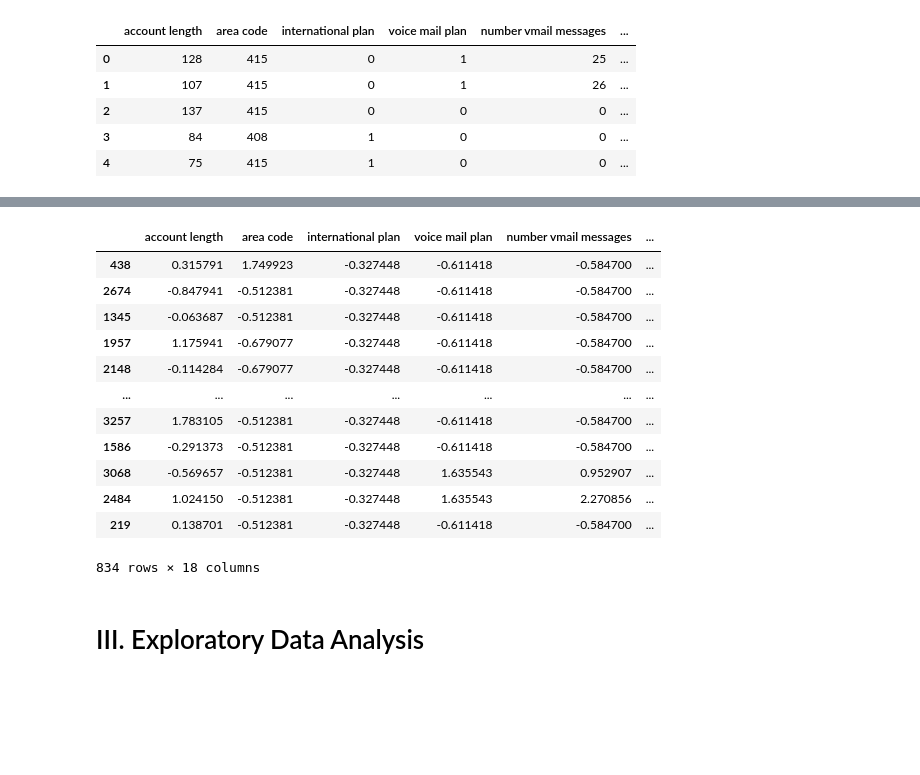
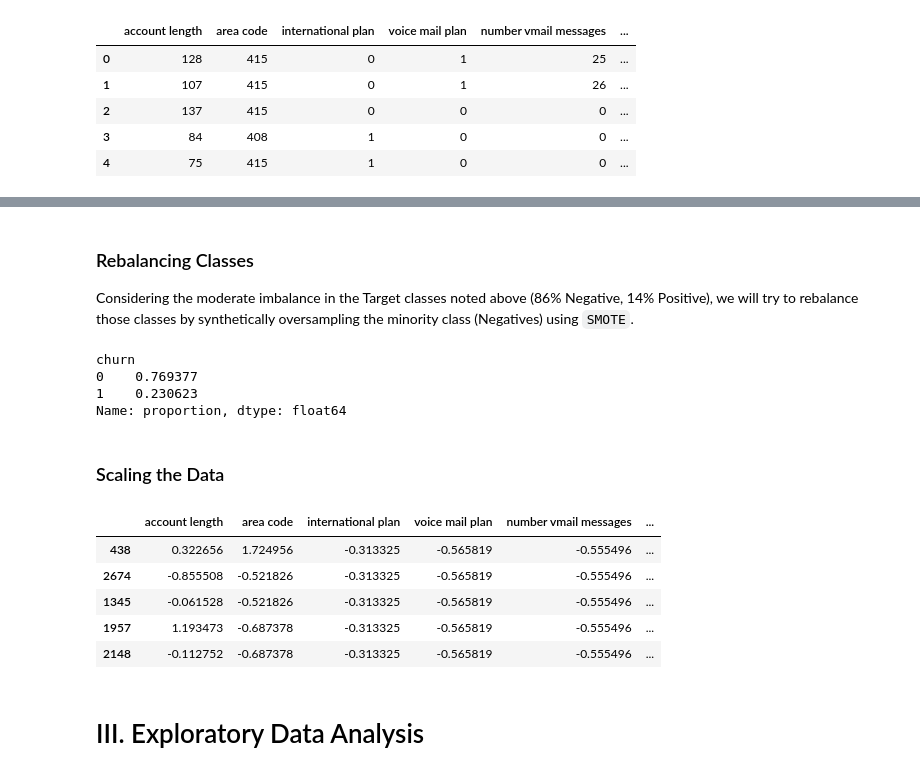
Before and after one commit to momopajamas/phase_3_project, a Jupyter notebook: Telecom Analysis.ipynb, the cells around one changed output, grey strips where cells are left out. Drawn from its saved outputs; the diff is of its cells as text; code cells hidden in the pictures; blank space fills up the shorter version.

```diff
--- a/Telecom Analysis.ipynb
+++ b/Telecom Analysis.ipynb
@@ -191,32 +200,50 @@ df_clean.head()
 X = df_clean.copy().drop('churn', axis=1)
 y = df_clean['churn'].astype(int)
 
+# Splitting the X and y into training, validation, and testing sets
 X_train, X_test, y_train, y_test = train_test_split(X, y, random_state=42)
+
+X_train, X_val, y_train, y_val = train_test_split(X_train, y_train, random_state=42)
+# %% [markdown]
+### Rebalancing  Classes
+
+Considering the moderate imbalance in the Target classes noted above (86% Negative, 14% Positive), we will try to rebalance those classes by synthetically oversampling the minority class (Negatives) using `SMOTE`.
+# %%
+smote = SMOTE(random_state=42, sampling_strategy=0.3)
+
+# Only rebalancing the training data
+X_train_resampled, y_train_resampled = smote.fit_resample(X_train, y_train)
+# %%
+# Checking the rebalanced classes
+
+y_train_resampled.value_counts(normalize=True)
+# %% [output]
+churn
+0    0.769377
+1    0.230623
+Name: proportion, dtype: float64
+# %% [markdown]
+### Scaling the Data
 # %%
 scaler = StandardScaler()
 
-X_train_scaled = scaler.fit_transform(X_train)
+X_train_scaled = scaler.fit_transform(X_train_resampled)
 X_test_scaled = scaler.transform(X_test)
+X_val_scaled = scaler.transform(X_val)
 
-# Turning the scaled X_train and X_test arrays back into Dataframes
-X_train_scaled = pd.DataFrame(X_train_scaled, columns=X.columns, index=X_train.index)
+# Turning the scaled arrays back into Dataframes
+X_train_scaled = pd.DataFrame(X_train_scaled, columns=X.columns, index=X_train_resampled.index)
 X_test_scaled = pd.DataFrame(X_test_scaled, columns=X.columns, index=X_test.index)
+X_val_scaled = pd.DataFrame(X_val_scaled, columns=X.columns, index=X_val.index)
 # %%
-X_test_scaled
+X_test_scaled.head()
 # %% [output]
 |  | account length | area code | international plan | voice mail plan | number vmail messages | ... |
-| 438 | 0.315791 | 1.749923 | -0.327448 | -0.611418 | -0.584700 | ... |
-| 2674 | -0.847941 | -0.512381 | -0.327448 | -0.611418 | -0.584700 | ... |
-| 1345 | -0.063687 | -0.512381 | -0.327448 | -0.611418 | -0.584700 | ... |
-| 1957 | 1.175941 | -0.679077 | -0.327448 | -0.611418 | -0.584700 | ... |
-| 2148 | -0.114284 | -0.679077 | -0.327448 | -0.611418 | -0.584700 | ... |
-| ... | ... | ... | ... | ... | ... | ... |
-| 3257 | 1.783105 | -0.512381 | -0.327448 | -0.611418 | -0.584700 | ... |
-| 1586 | -0.291373 | -0.512381 | -0.327448 | -0.611418 | -0.584700 | ... |
-| 3068 | -0.569657 | -0.512381 | -0.327448 | 1.635543 | 0.952907 | ... |
-| 2484 | 1.024150 | -0.512381 | -0.327448 | 1.635543 | 2.270856 | ... |
-| 219 | 0.138701 | -0.512381 | -0.327448 | -0.611418 | -0.584700 | ... |
+| 438 | 0.322656 | 1.724956 | -0.313325 | -0.565819 | -0.555496 | ... |
+| 2674 | -0.855508 | -0.521826 | -0.313325 | -0.565819 | -0.555496 | ... |
+| 1345 | -0.061528 | -0.521826 | -0.313325 | -0.565819 | -0.555496 | ... |
+| 1957 | 1.193473 | -0.687378 | -0.313325 | -0.565819 | -0.555496 | ... |
+| 2148 | -0.112752 | -0.687378 | -0.313325 | -0.565819 | -0.555496 | ... |
-834 rows × 18 columns
 # %% [markdown]
 # III. Exploratory Data Analysis
 # %% [markdown]
```
Also changed, not shown: parts of 60 cells of this notebook, 6 other files.
